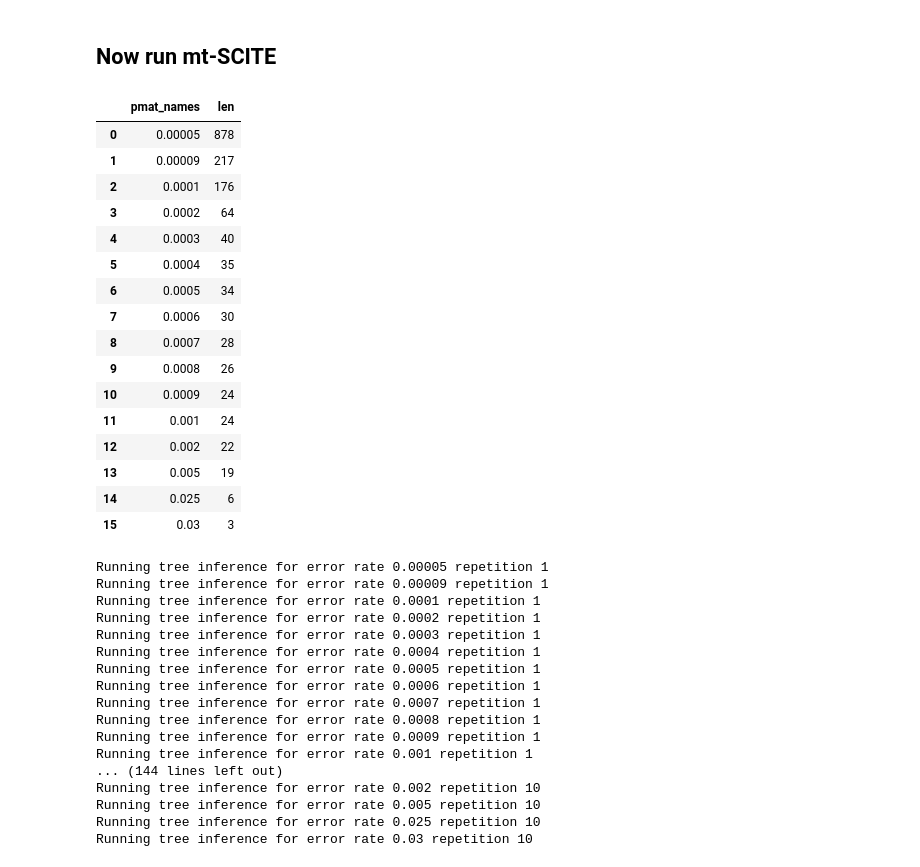
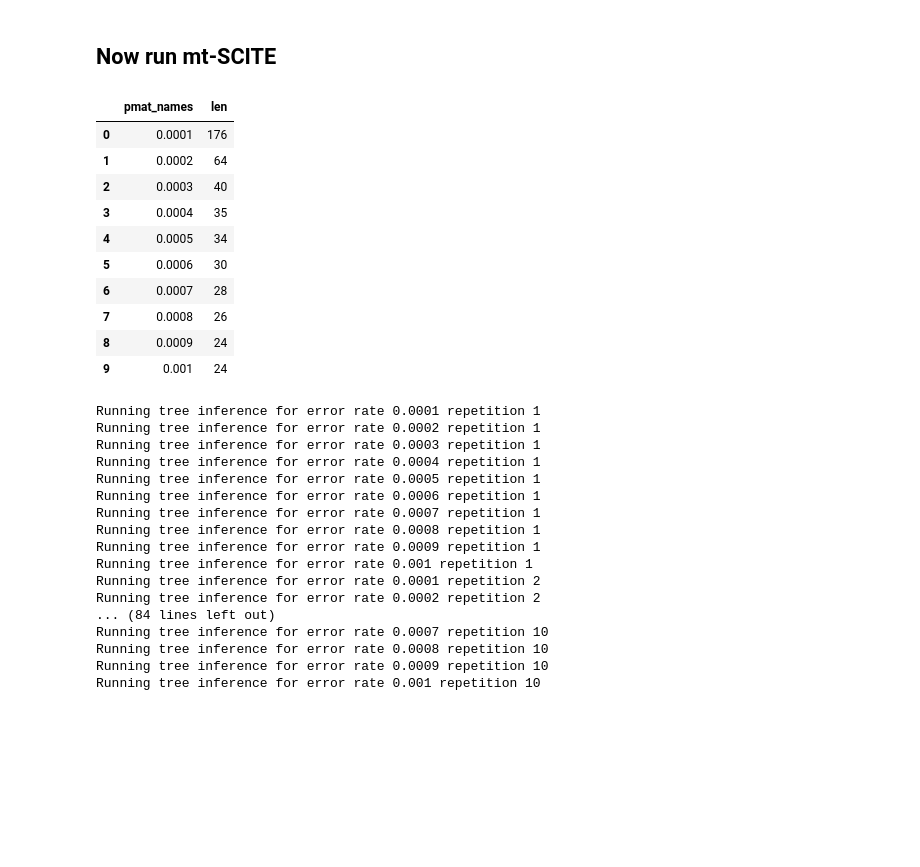
Before and after one commit to cbg-ethz/mt-SCITE, a Jupyter notebook: Notebooks/compute_mutations_probabilities_P9855_and_run_scite.ipynb, the cells around one changed output. Saved outputs shown, nothing was run; the diff lists cells and outputs as text; code cells hidden in the pictures; blank space fills up the shorter version.

Commit message:
results paths

```diff
--- a/Notebooks/compute_mutations_probabilities_P9855_and_run_scite.ipynb
+++ b/Notebooks/compute_mutations_probabilities_P9855_and_run_scite.ipynb
@@ -147,46 +147,40 @@ for e_rate in e_rates:
 # %%
 # prepare pmat data
 
 pmat_names = []
 shapes = []
 
-pmat_input_path = f'../../data/P9855_matrix_output_mrate_1000/'
+pmat_input_path = f'../../data/P9855_matrix_output/'
 #print(pmat_input_path)
 pmats = list(glob(os.path.join(pmat_input_path, '*.csv')))
 tree_name = []
 
 for filename in sorted(pmats):
     name = os.path.basename(filename).split('-')[0].rsplit('.', 1)[0]
     #print(name)
     pmat_names.append(name)
     df = pd.read_csv(filename, sep=' ', header=None)
     shapes.append(len(df))
 
 # make df with pmat info
 pmat_data = pd.DataFrame(
     {'pmat_names': pmat_names,
      'len': shapes,
     })
 
 pmat_data
 # %% [output]
 |  | pmat_names | len |
-| 0 | 0.00005 | 878 |
-| 1 | 0.00009 | 217 |
-| 2 | 0.0001 | 176 |
-| 3 | 0.0002 | 64 |
-| 4 | 0.0003 | 40 |
-| 5 | 0.0004 | 35 |
-| 6 | 0.0005 | 34 |
-| 7 | 0.0006 | 30 |
-| 8 | 0.0007 | 28 |
-| 9 | 0.0008 | 26 |
-| 10 | 0.0009 | 24 |
-| 11 | 0.001 | 24 |
-| 12 | 0.002 | 22 |
-| 13 | 0.005 | 19 |
-| 14 | 0.025 | 6 |
-| 15 | 0.03 | 3 |
+| 0 | 0.0001 | 176 |
+| 1 | 0.0002 | 64 |
+| 2 | 0.0003 | 40 |
+| 3 | 0.0004 | 35 |
+| 4 | 0.0005 | 34 |
+| 5 | 0.0006 | 30 |
+| 6 | 0.0007 | 28 |
+| 7 | 0.0008 | 26 |
+| 8 | 0.0009 | 24 |
+| 9 | 0.001 | 24 |
 # %%
 # Check n samples
 a_pmat = pd.read_csv('../../data/P9855_matrix_output/0.0006.csv', sep=' ', header=None)
@@ -195,8 +189,8 @@ n_cells = a_pmat.shape[1]
 # Run mt-SCITE
 
 SCITE_PATH = '../../../mt-SCITE'
-PMAT_PATH = f'../../data/P9855_matrix_output_mrate_1000/'
-OUTPUT = f'../../../mt-SCITE/mt-SCITE_output/P9855_mrate_1000/'
+PMAT_PATH = f'../../data/P9855_matrix_output/'
+OUTPUT = f'../../../mt-SCITE/mt-SCITE_output/P9855/'
 
 for rep in range(1,11): #11
 
@@ -216,8 +210,6 @@ for rep in range(1,11): #11
 
         ! $SCITE_PATH/mt-SCITE/scite -i $PMAT_PATH/$pmat\.csv -n $n -m $n_cells -r 1 -l 200000 -fd 0.0001 -ad 0.0001 -cc 0.0 -s -a -o $OUTPUT/$run_id 1> $OUTPUT/stdout/$run_id\.stdout.txt
 # %% [output]
-Running tree inference for error rate 0.00005 repetition 1
-Running tree inference for error rate 0.00009 repetition 1
 Running tree inference for error rate 0.0001 repetition 1
 Running tree inference for error rate 0.0002 repetition 1
 Running tree inference for error rate 0.0003 repetition 1
@@ -228,8 +220,10 @@ Running tree inference for error rate 0.0007 repetition 1
 Running tree inference for error rate 0.0008 repetition 1
 Running tree inference for error rate 0.0009 repetition 1
 Running tree inference for error rate 0.001 repetition 1
-... (144 lines left out)
-Running tree inference for error rate 0.002 repetition 10
-Running tree inference for error rate 0.005 repetition 10
-Running tree inference for error rate 0.025 repetition 10
-Running tree inference for error rate 0.03 repetition 10
+Running tree inference for error rate 0.0001 repetition 2
+Running tree inference for error rate 0.0002 repetition 2
+... (84 lines left out)
+Running tree inference for error rate 0.0007 repetition 10
+Running tree inference for error rate 0.0008 repetition 10
+Running tree inference for error rate 0.0009 repetition 10
+Running tree inference for error rate 0.001 repetition 10
```
Also changed, not shown: parts of 2 cells of this notebook.
